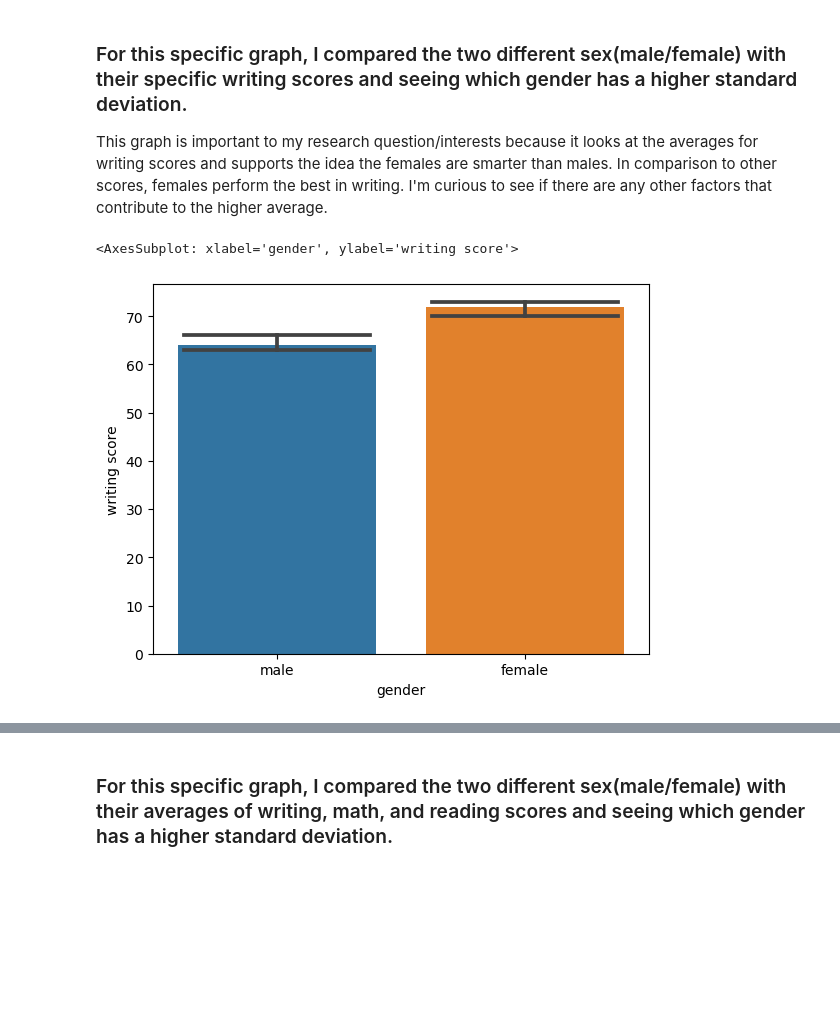
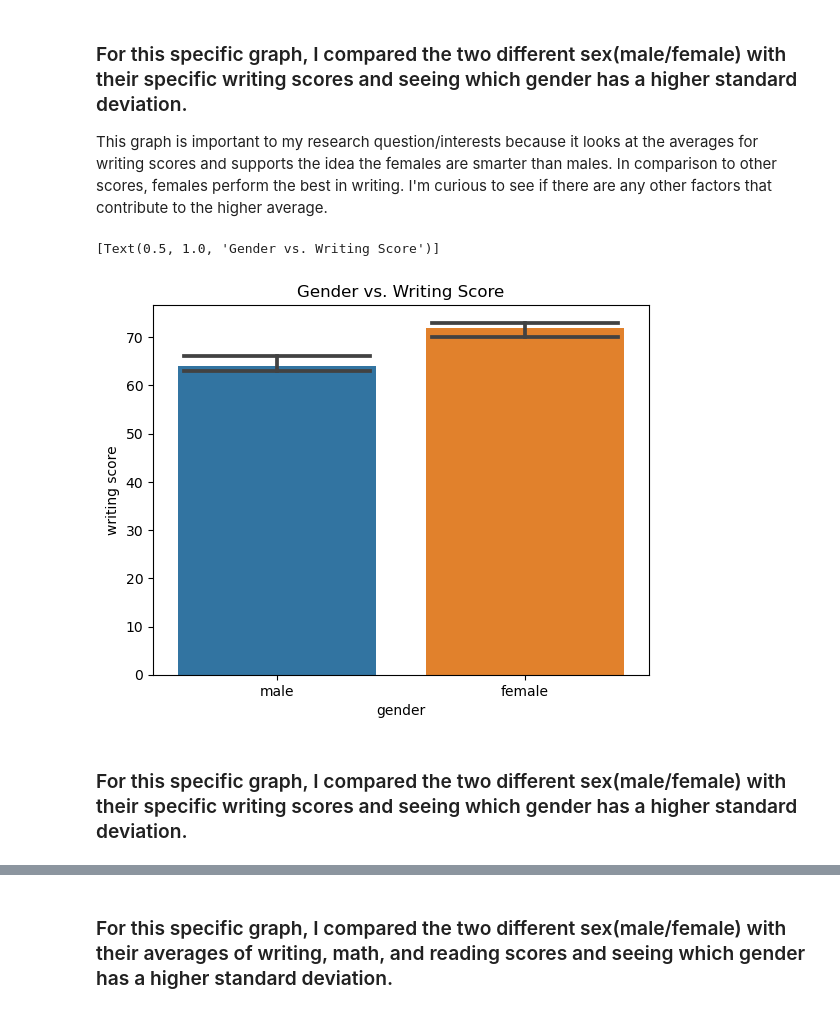
Before and after one commit to ubco-W2022T1-cosc301/project-group01, a Jupyter notebook: notebooks/analysis2.ipynb, the cells around one changed output, grey strips where cells are left out. Cells and saved outputs as stored; diff of their text form; code cells hidden in the pictures; blank space fills up the shorter version.

```diff
--- a/notebooks/analysis2.ipynb
+++ b/notebooks/analysis2.ipynb
@@ -184,7 +184,9 @@ sns.barplot(x='gender',y='math score', data=d,estimator=np.median, capsize = 0.7
 This graph is important to my research question/interests because it looks at the averages for writing scores and supports the idea the females are smarter than males. In comparison to other scores, females perform the best in writing. I'm curious to see if there are any other factors that contribute to the higher average.
 # %%
 d = pd.read_csv('../data/raw/exams.csv')
-sns.barplot(x='gender',y='writing score', data=d, estimator=np.median, capsize =0.75)
+sns.barplot(x='gender',y='writing score', data=d, estimator=np.median, capsize =0.75).set(title="Gender vs. Writing Score")
 # %% [output]
-<AxesSubplot: xlabel='gender', ylabel='writing score'>
+[Text(0.5, 1.0, 'Gender vs. Writing Score')]
-[figure, old version]
+[figure, new version]
+# %% [markdown]
+### For this specific graph, I compared the two different sex(male/female) with their specific writing scores and seeing which gender has a higher standard deviation.
```
Also changed, not shown: parts of 10 cells of this notebook.
